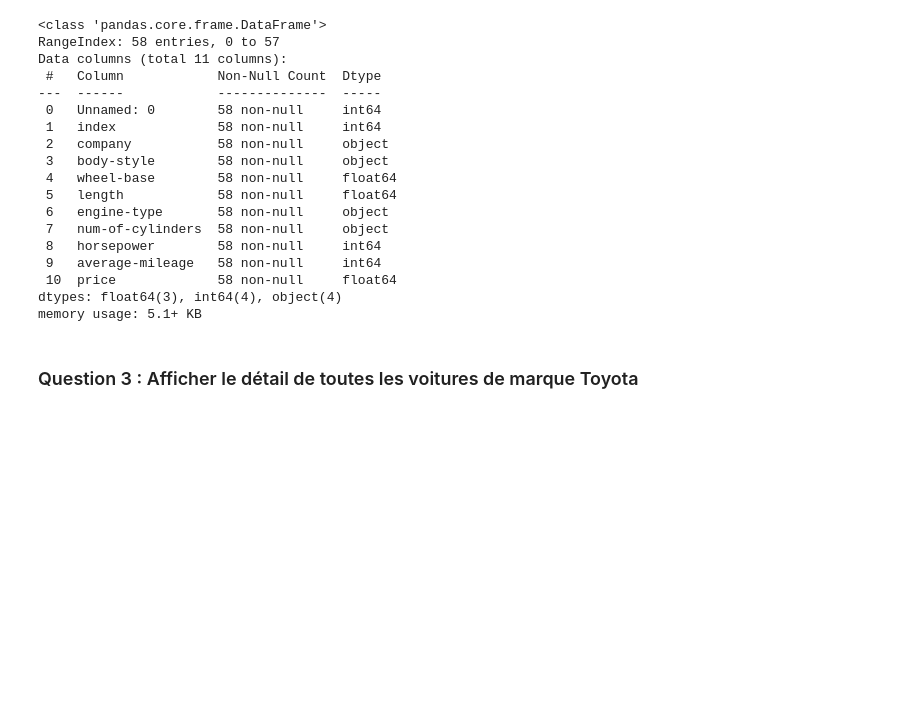
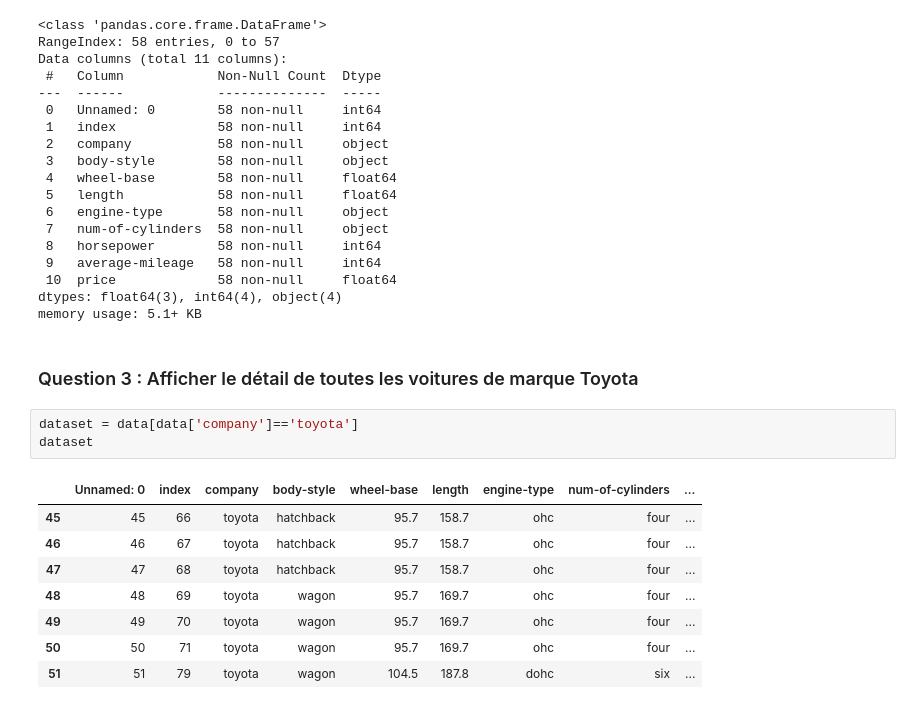
Before and after one commit to Djalabi/Brief3DataScience, a Jupyter notebook: brief3datascience.ipynb, the cells around one changed output. Cells and saved outputs as stored; diff of their text form; blank space fills up the shorter version.

Commit message:
Un nouveau commit de mon projet 3 de data science

```diff
--- a/brief3datascience.ipynb
+++ b/brief3datascience.ipynb
@@ -73,3 +73,15 @@ dtypes: float64(3), int64(4), object(4)
 memory usage: 5.1+ KB
 # %% [markdown]
 ### Question 3 : Afficher le détail de toutes les voitures de marque Toyota
+# %%
+dataset = data[data['company']=='toyota']
+dataset
+# %% [output]
+|  | Unnamed: 0 | index | company | body-style | wheel-base | length | engine-type | num-of-cylinders | ... |
+| 45 | 45 | 66 | toyota | hatchback | 95.7 | 158.7 | ohc | four | ... |
+| 46 | 46 | 67 | toyota | hatchback | 95.7 | 158.7 | ohc | four | ... |
+| 47 | 47 | 68 | toyota | hatchback | 95.7 | 158.7 | ohc | four | ... |
+| 48 | 48 | 69 | toyota | wagon | 95.7 | 169.7 | ohc | four | ... |
+| 49 | 49 | 70 | toyota | wagon | 95.7 | 169.7 | ohc | four | ... |
+| 50 | 50 | 71 | toyota | wagon | 95.7 | 169.7 | ohc | four | ... |
+| 51 | 51 | 79 | toyota | wagon | 104.5 | 187.8 | dohc | six | ... |
```
Also changed, not shown: parts of 7 cells of this notebook.
